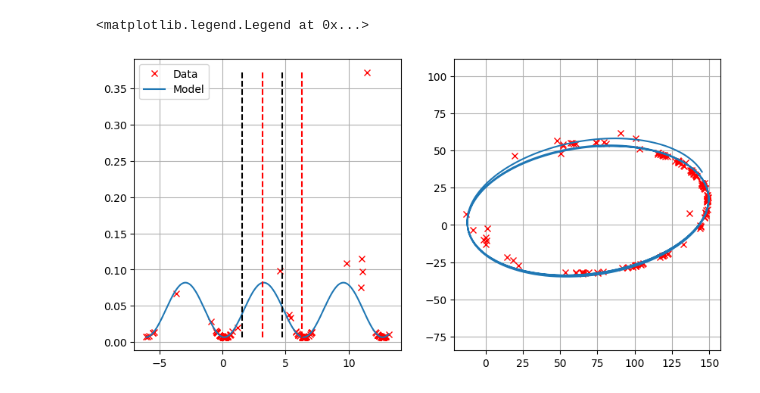
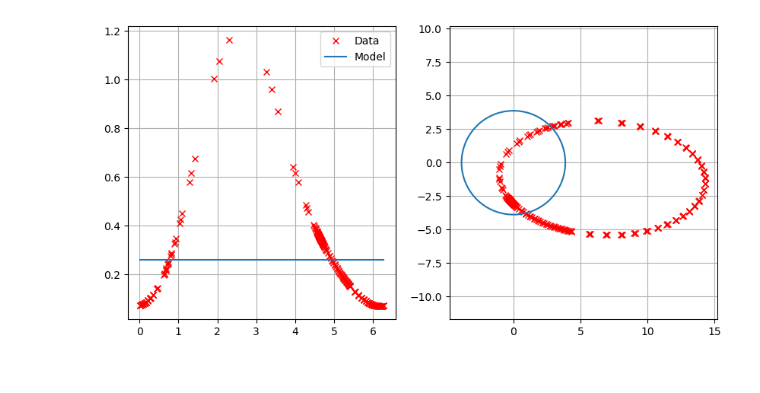
Before and after one commit to frdennis/GINN, a Jupyter notebook: test_PINN.ipynb, the cells around one changed output. Cells and saved outputs as stored; diff of their text form; code cells hidden in the pictures.

```diff
--- a/test_PINN.ipynb
+++ b/test_PINN.ipynb
@@ -149,31 +163,23 @@ plt.tight_layout()
 # Initialize model
 lr = 1e-3
 
-model = PINN(1, 1, chans=[4,8,4]).to(device)
+model = PINN(1, 1, chans=[5,10,5]).to(device)
 #optimizer = optim.SGD(lr=lr, params=model.parameters())
 #optimizer = optim.Adagrad(lr=lr, params=model.parameters())
-optimizer = optim.Adam(lr=lr, params=model.parameters())#, weight_decay=1e-3)
+optimizer = optim.Adam(lr=lr, params=model.parameters(), weight_decay=0.0)
 criterion = nn.MSELoss()
 #criterion = nn.L1Loss()
 
-losses = [[], [], []]
+losses = [[], []]
 params = [[], [], []]
 
-phi_lin = torch.linspace(-3*torch.pi, 6*torch.pi, steps=1000).view(-1,1).requires_grad_(True)
+#phi_lin = torch.linspace(-2.1*torch.pi, 4.2*torch.pi, steps=1000).view(-1,1).requires_grad_(True)
+N = 1.  # How many pi do I want to extend the angles with, when evaluating the physics
+phi_lin = torch.linspace(phi.min() - torch.pi*N, phi.max() + torch.pi*N, steps=256).view(-1,1).requires_grad_(True)
 
+phys_loss_weight = 5.
+#phys_loss_weight = 1e4
 
-#phys_loss_weight = .5
-
-u = u.to(device)
-phi = phi.to(device)
-
-phi_aug = (phi + (torch.randint(low=0,high=5,size=phi.shape, device=device) - 2) * 2 * torch.pi)
-phi_lin = phi_lin.to(device)
-
-
-stardata = getdata(augment_data=True, std_data=True, cat_data=True)
-
-phi_aug, u = stardata()
-phi_aug = phi_aug.to(device)
-u = u.to(device)
+batch_size = 16
+batch_size_phys = 16
 # %%
@@ -267,39 +352,39 @@ M = 0.37437987327575684
 # %%
 fig, ax = plt.subplots(figsize=(10,5), ncols=2)
-_phi, _u = stardata()
+_phi = phi
+_u = u
 ax[0].plot(_phi, _u, 'rx', label="Data")
 
 
 theta = torch.linspace(_phi.min(), _phi.max(), steps=1000, dtype=torch.float32).to(device)
 u_ = model(theta.unsqueeze(1)).cpu().detach().numpy()[:,0]
 theta = theta.cpu()
 ax[0].plot(theta, u_, label="Model")
-ax[0].vlines(torch.pi/2, _u.min(), _u.max(), 'k', ls='--')
-ax[0].vlines(3*torch.pi/2, _u.min(), _u.max(), 'k', ls='--')
-ax[0].vlines(2*torch.pi, _u.min(), _u.max(), 'r', ls='--')
-ax[0].vlines(torch.pi, _u.min(), _u.max(), 'r', ls='--')
+#ax[0].vlines(torch.pi/2, _u.min(), _u.max(), 'k', ls='--')
+#ax[0].vlines(3*torch.pi/2, _u.min(), _u.max(), 'k', ls='--')
+#ax[0].vlines(2*torch.pi, _u.min(), _u.max(), 'r', ls='--')
+#ax[0].vlines(torch.pi, _u.min(), _u.max(), 'r', ls='--')
 
 
 #ax[1].plot(x1, y1, 'rx')
 #ax[1].plot(x2, y2, 'rx')
 ax[1].plot(torch.cos(_phi[:,0])/_u[:,0], torch.sin(_phi[:,0])/_u[:,0], "rx")
 
 r = 1/u_
 
 theta = theta.numpy()
 ax[1].plot(r*np.cos(theta), r*np.sin(theta));
 
 
 [axi.grid() for axi in ax]
 ax[1].axis('equal')
 #ax[0].axis('equal')
-ax[0].legend()
+ax[0].legend();
 #ax.set_xscale("log")
 #ax[0].set_xlim(0,3)
 #ax[0].set_ylim(0,2)
 # %% [output]
-<matplotlib.legend.Legend at 0x...>
-[figure, old version]
+[figure, new version]
 # %%
 fig, ax = plt.subplots()
 ax.grid()
```
Also changed, not shown: parts of 12 cells of this notebook, 13 other files.
